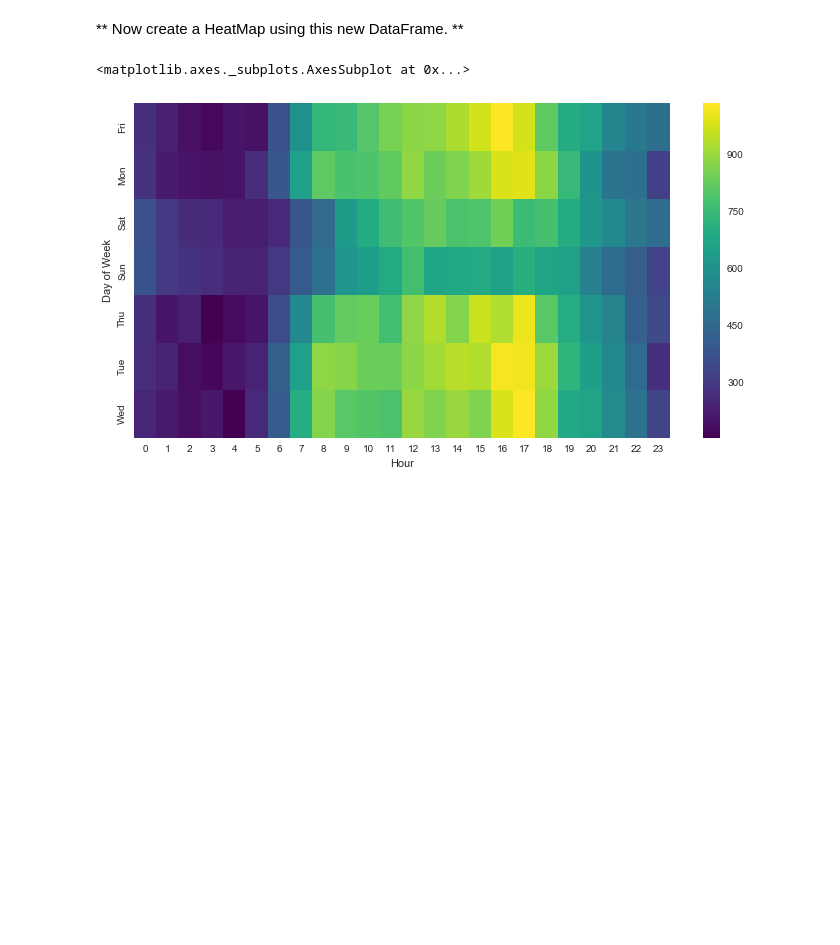
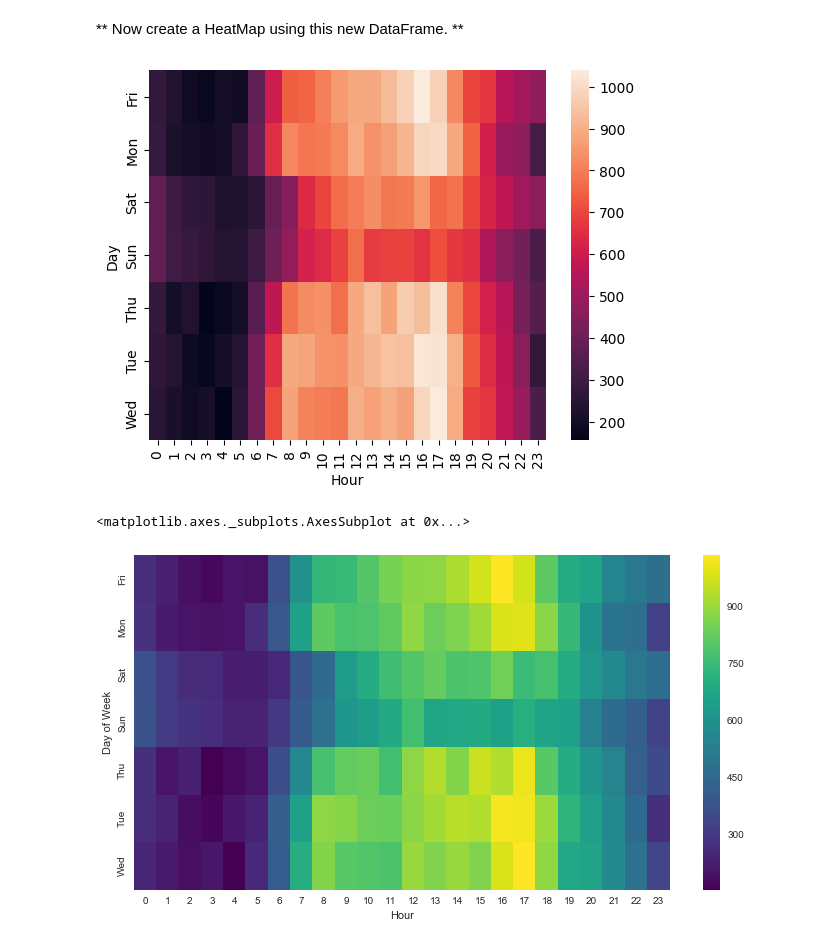
Before and after one commit to Gbohunmi/Python-for-Data-Science-and-Machine-Learning-Bootcamp-master, a Jupyter notebook: 10-Data-Capstone-Projects/01-911 Calls Data Capstone Project.ipynb, the cells around one changed output. Drawn from its saved outputs; the diff is of its cells as text; code cells hidden in the pictures; blank space fills up the shorter version.

```diff
--- a/10-Data-Capstone-Projects/01-911 Calls Data Capstone Project.ipynb
+++ b/10-Data-Capstone-Projects/01-911 Calls Data Capstone Project.ipynb
@@ -297,5 +280,11 @@ df_stacked.head()
 # %% [markdown]
 ** Now create a HeatMap using this new DataFrame. **
+# %%
+sns.heatmap(df_stacked,linecolor='black')
+
+plt.show()
+# %% [output]
+[figure, added]
 # %%
 # %% [output]
 <matplotlib.axes._subplots.AxesSubplot at 0x...>
```
Also changed, not shown: parts of 7 cells of this notebook.
